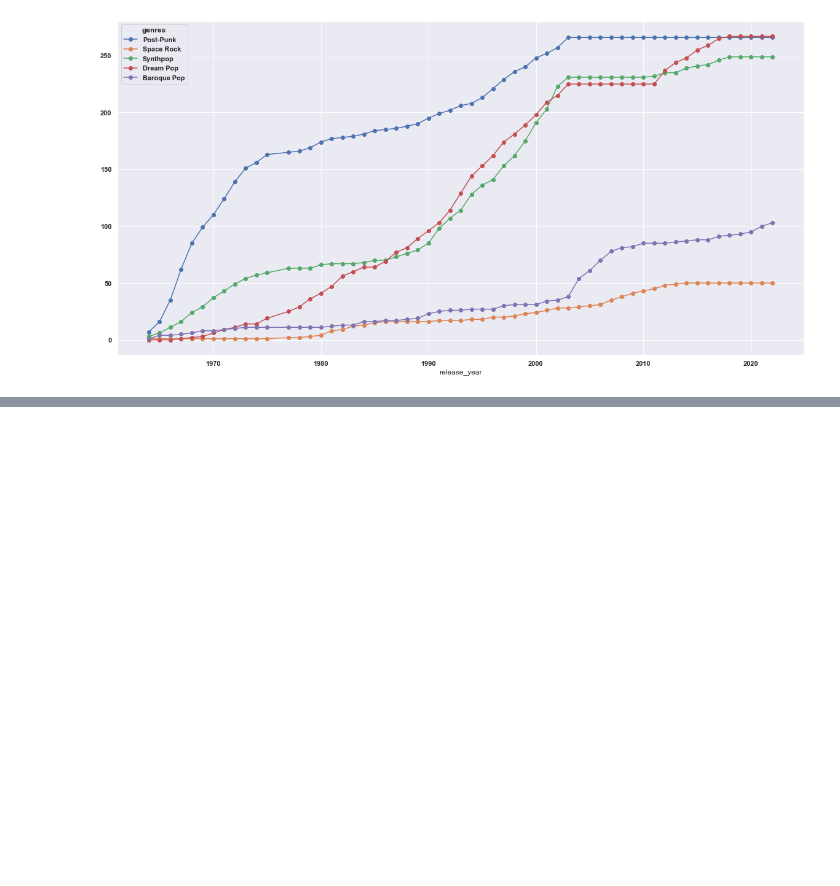
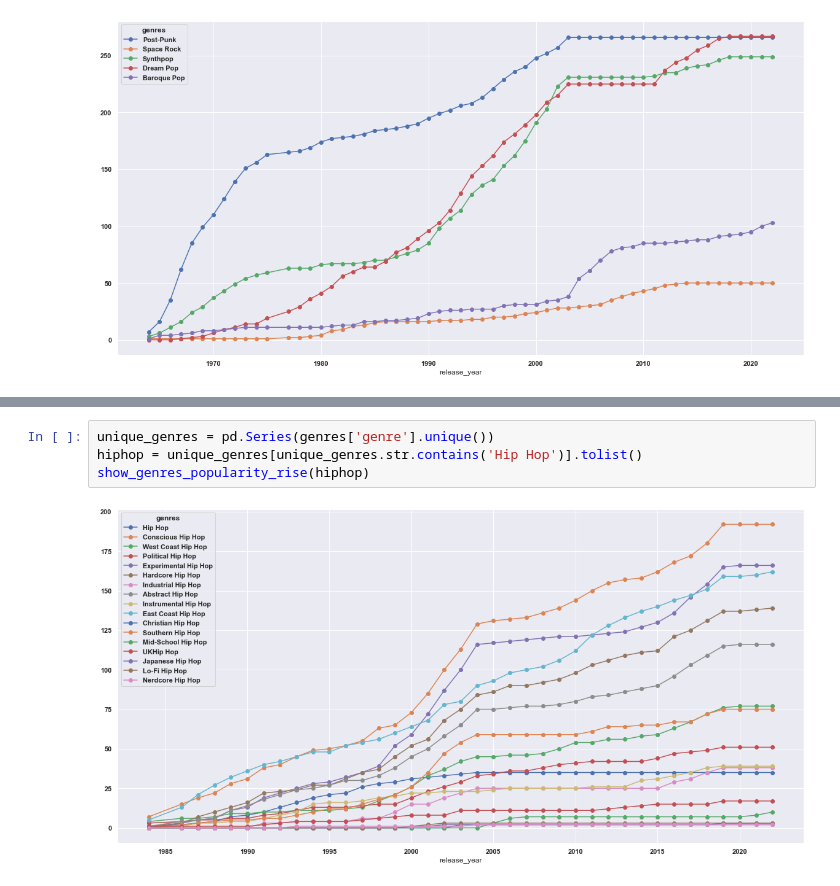
Before and after one commit to panierka/RymTop5000Albums, a Jupyter notebook: eda.ipynb, the cells around one changed output, grey strips where cells are left out. Drawn from its saved outputs; the diff is of its cells as text; blank space fills up the shorter version.

```diff
--- a/eda.ipynb
+++ b/eda.ipynb
@@ -380,0 +385,6 @@ show_genres_popularity_rise(['Post-Punk', 'Space Rock', 'Synthpop', 'Dream Pop',
+# %%
+unique_genres = pd.Series(genres['genre'].unique())
+hiphop = unique_genres[unique_genres.str.contains('Hip Hop')].tolist()
+show_genres_popularity_rise(hiphop)
+# %% [output]
+[figure, added]
```
Also changed, not shown: parts of 7 cells of this notebook, 1 other file.
